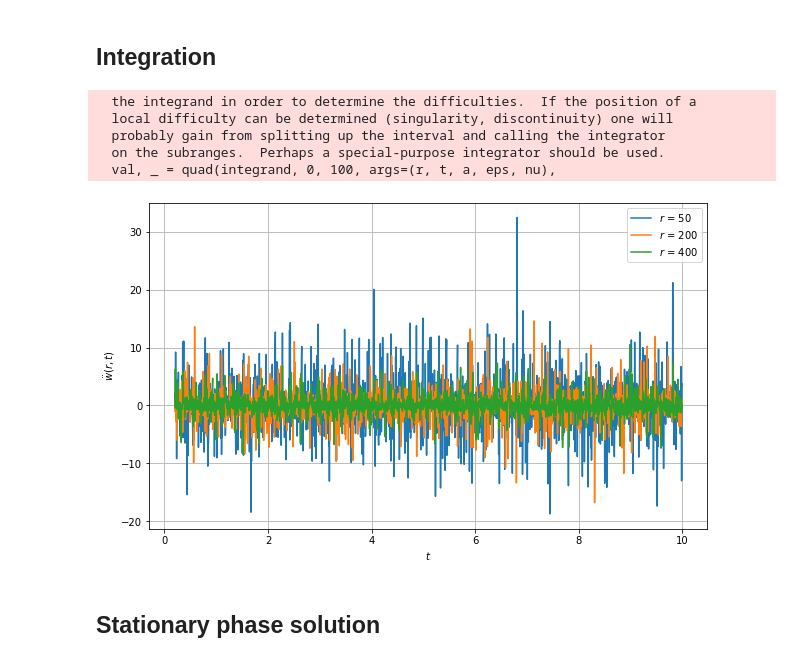
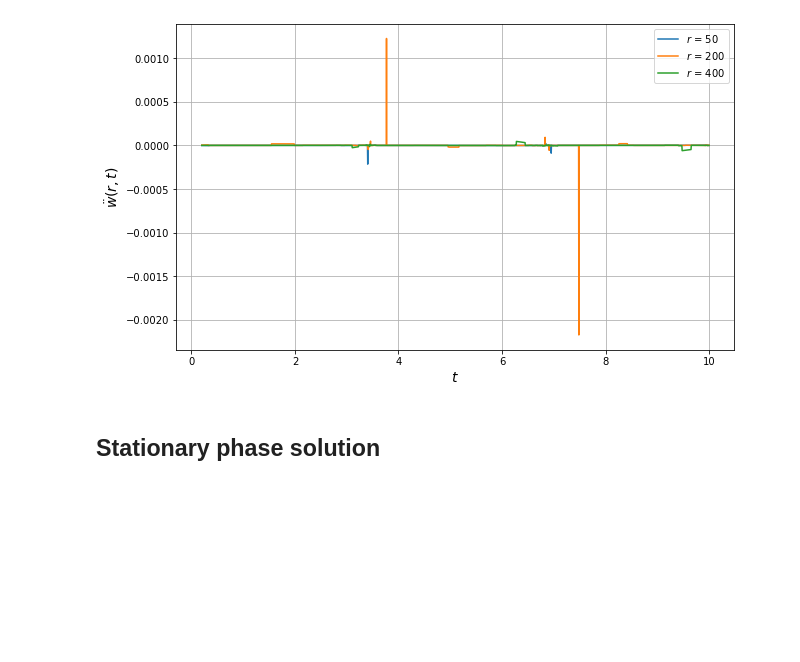
Before and after one commit to rayannott/wave_pde_analytical, a Jupyter notebook: sphere_oscillations.ipynb, the cells around one changed output. Cells and saved outputs as stored; diff of their text form; code cells hidden in the pictures; blank space fills up the shorter version.

```diff
--- a/sphere_oscillations.ipynb
+++ b/sphere_oscillations.ipynb
@@ -8,7 +8,7 @@ from scipy.special import jv # Bessel function of 1st kind
 # %%
 # quadrature
 def omega(la, eps, nu):
-    return 1 + eps*la**4 - nu**2
+    return np.sqrt(1 + eps*la**4 - nu**2)
 
 def integrand(la, r, t, a, eps, nu):
     return np.exp(-a**2*la**2/4) * la * np.sin(omega(la, eps, nu)*t) * omega(la, eps, nu) * jv(0, r*la)
@@ -16,15 +16,13 @@ def integrand(la, r, t, a, eps, nu):
 def w(r, t, params):
     a, j, eps, nu = params
     val, _ = quad(integrand, 0, 100, args=(r, t, a, eps, nu),
-                  limit=600, epsabs=1e-6)
+                  limit=1000, epsabs=1e-4)
     return (j/(2*np.pi)) * val
 
 # stat phase
 def w_sf(r, t, params):
     a, j, eps, _ = params
     return -j/(4*np.pi*t**2*eps)*np.exp(-a**2 * r**2 / (16 * t**2 * eps)) * r**2/(4*t) * np.cos(r**2/(4*t*np.sqrt(eps)))
-# %% [markdown]
-## Integration
 # %%
 a = 1
 j = 1
@@ -35,18 +33,12 @@ params = (a, j, eps, nu)
 r_sections = [50, 200, 400]
 t = np.linspace(0.2, 10, 2000)
 w_solution = solve(w, r_sections, t, params)
-# %% [output]
-  the integrand in order to determine the difficulties.  If the position of a
-  local difficulty can be determined (singularity, discontinuity) one will
-  probably gain from splitting up the interval and calling the integrator
-  on the subranges.  Perhaps a special-purpose integrator should be used.
-  val, _ = quad(integrand, 0, 100, args=(r, t, a, eps, nu),
 # %%
 name = 'sphere_acceleration_r=[50,200,400]'
 plot_results(t, w_solution, r_sections, figname=None,
-             lgd=r'$r$', xl=r'$t$', yl=r'$\ddot{w}(r,t)$', title=None)
+             lgd=r'$r$', xl=r'$t$', yl=r'$\ddot{w}(r,t)$', title=None, fontsize=14)
 # %% [output]
-[figure, old version]
+[figure, new version]
 # %% [markdown]
 ## Stationary phase solution
 # %%
```
Also changed, not shown: parts of 2 cells of this notebook, 2 other files.
